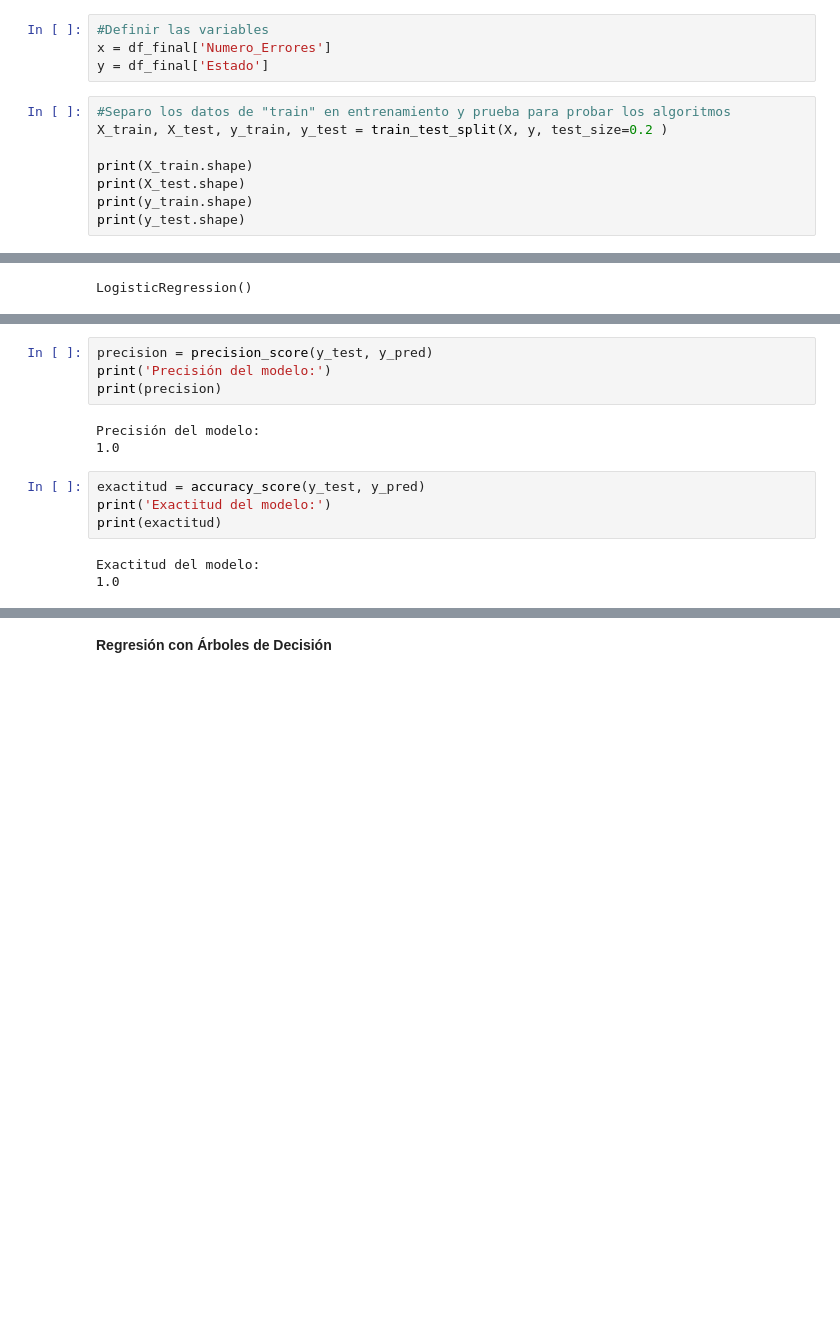
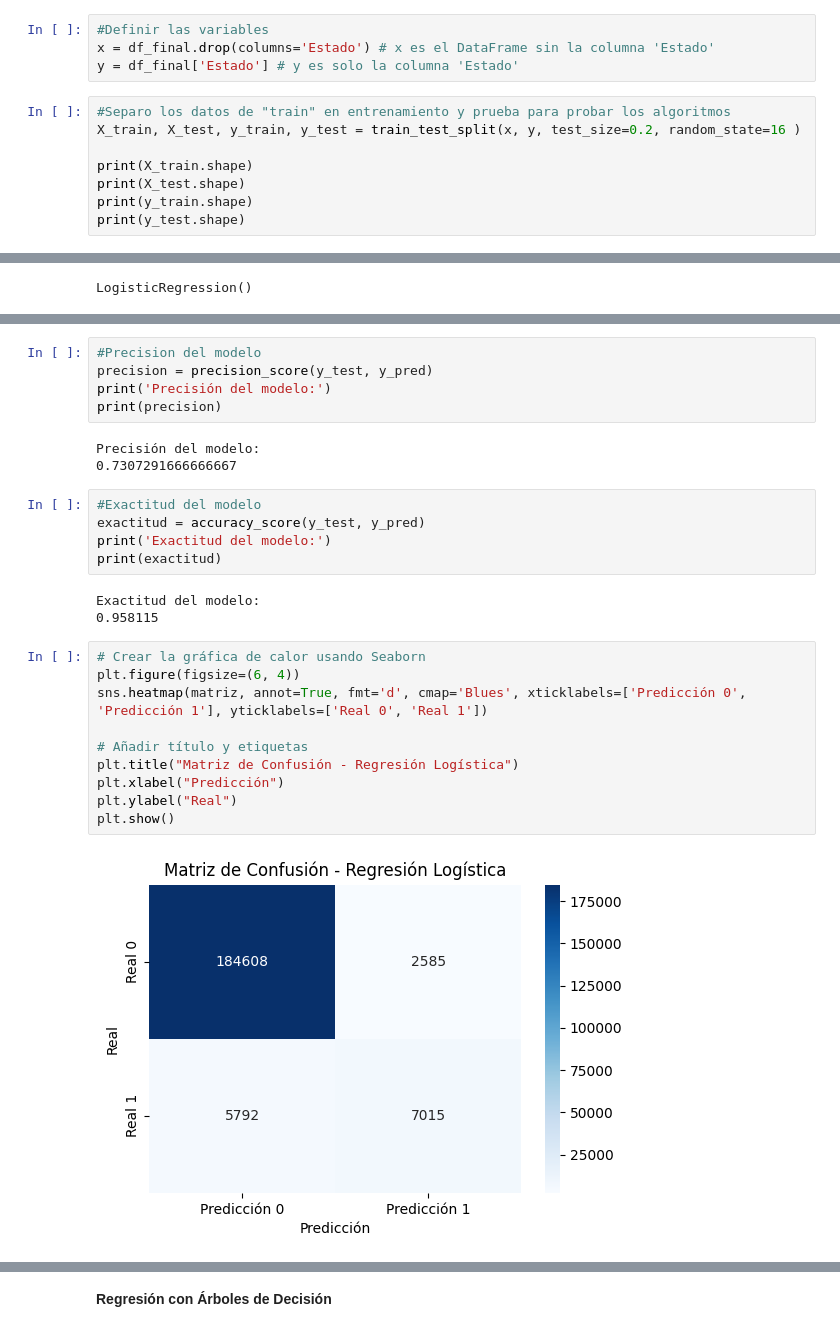
Before and after one commit to Paola-Beltran/machine_learning, a Jupyter notebook: tarea/tarea_ML.ipynb, the cells around one changed output, grey strips where cells are left out. Saved outputs shown, nothing was run; the diff lists cells and outputs as text; blank space fills up the shorter version.

```diff
--- a/tarea/tarea_ML.ipynb
+++ b/tarea/tarea_ML.ipynb
@@ -136,11 +148,11 @@ dataset
 1000000 rows × 10 columns
 # %%
 #Definir las variables
-x = df_final['Numero_Errores']
-y = df_final['Estado']
+x = df_final.drop(columns='Estado') # x es el DataFrame sin la columna 'Estado'
+y = df_final['Estado'] # y es solo la columna 'Estado'
 # %%
 #Separo los datos de "train" en entrenamiento y prueba para probar los algoritmos
-X_train, X_test, y_train, y_test = train_test_split(X, y, test_size=0.2 )
+X_train, X_test, y_train, y_test = train_test_split(x, y, test_size=0.2, random_state=16 )
 
 print(X_train.shape)
 print(X_test.shape)
@@ -202,14 +215,28 @@ Matriz de Confusión:
 # %%
+#Precision del modelo
 precision = precision_score(y_test, y_pred)
 print('Precisión del modelo:')
 print(precision)
 # %% [output]
 Precisión del modelo:
-1.0
+0.7307291666666667
 # %%
+#Exactitud del modelo
 exactitud = accuracy_score(y_test, y_pred)
 print('Exactitud del modelo:')
 print(exactitud)
 # %% [output]
 Exactitud del modelo:
-1.0
+0.958115
+# %%
+# Crear la gráfica de calor usando Seaborn
+plt.figure(figsize=(6, 4))
+sns.heatmap(matriz, annot=True, fmt='d', cmap='Blues', xticklabels=['Predicción 0', 'Predicción 1'], yticklabels=['Real 0', 'Real 1'])
+
+# Añadir título y etiquetas
+plt.title("Matriz de Confusión - Regresión Logística")
+plt.xlabel("Predicción")
+plt.ylabel("Real")
+plt.show()
+# %% [output]
+[figure, added]
```
Also changed, not shown: parts of 7 cells of this notebook.
